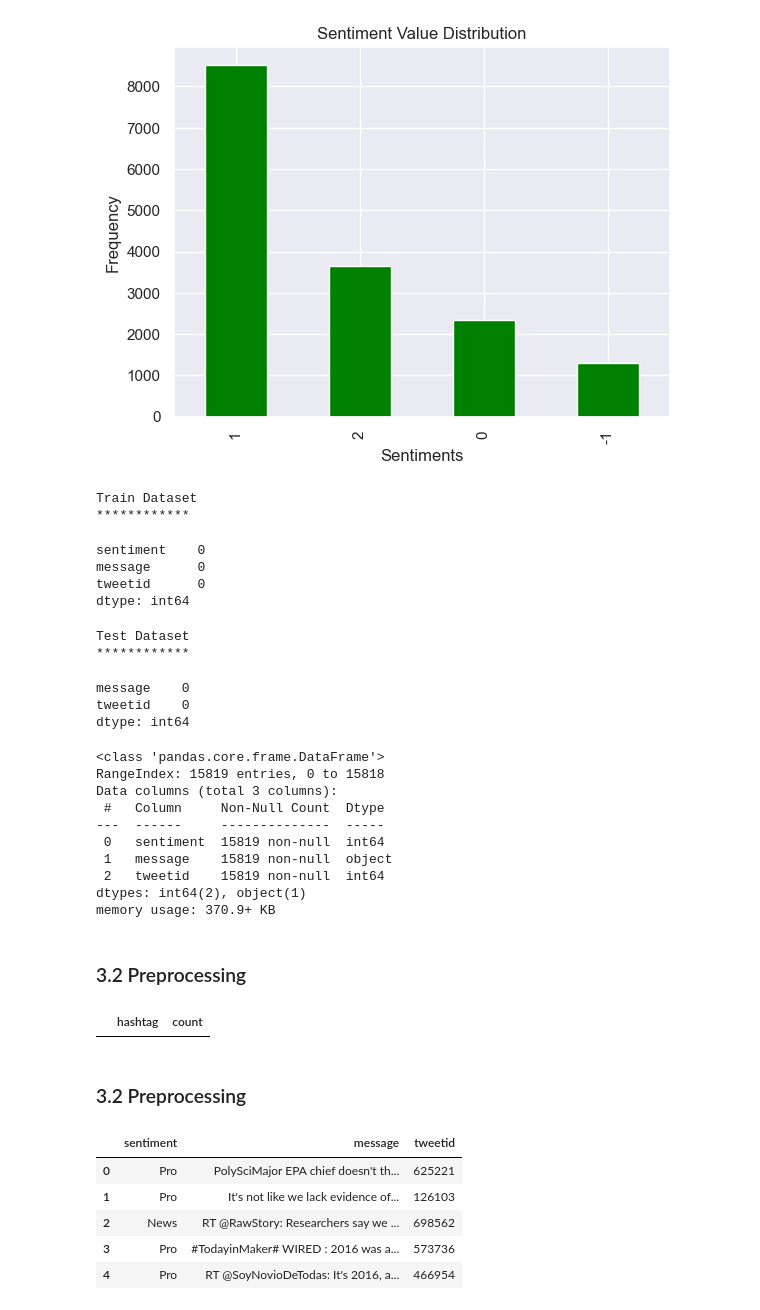
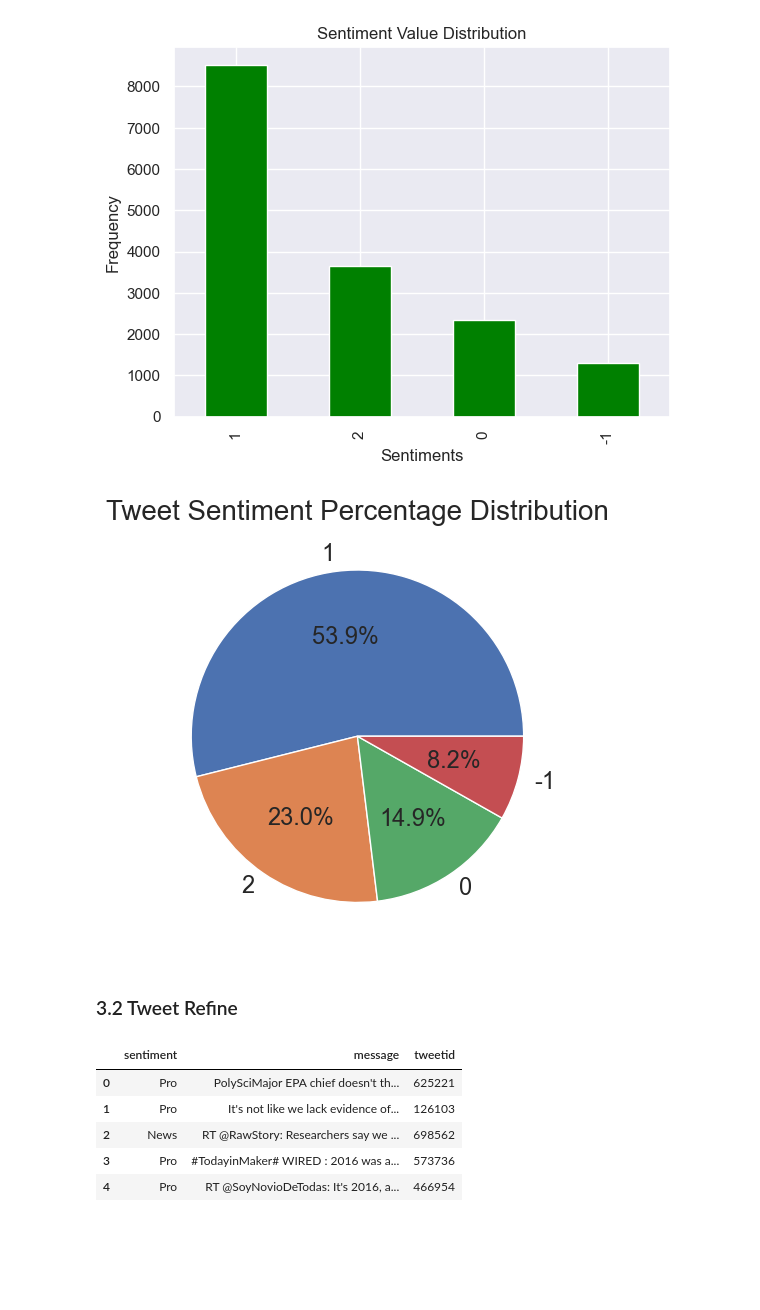
Before and after one commit to ObengKojo23/2207ACDS_TEAM_CW2, a Jupyter notebook: notebooks/twitter_sentiment_classification_notebook.ipynb, the cells around one changed output. Cells and saved outputs as stored; diff of their text form; code cells hidden in the pictures; blank space fills up the shorter version.

```diff
--- a/notebooks/twitter_sentiment_classification_notebook.ipynb
+++ b/notebooks/twitter_sentiment_classification_notebook.ipynb
@@ -176,35 +221,3 @@ plt.xlabel('Sentiments')
 # %% [output]
 Text(0.5, 0, 'Sentiments')
 [figure]
-# %%
-#check for null values in both train and test dataset
-print('Train Dataset\n************')
-display(train_df.isnull().sum())
-
-print('Test Dataset\n************')
-display(test_df.isnull().sum())
-# %% [output]
-Train Dataset
-************
-sentiment    0
-message      0
-tweetid      0
-dtype: int64
-Test Dataset
-************
-message    0
-tweetid    0
-dtype: int64
-# %%
-train_df.info()
-# %% [output]
-<class 'pandas.core.frame.DataFrame'>
-RangeIndex: 15819 entries, 0 to 15818
-Data columns (total 3 columns):
- #   Column     Non-Null Count  Dtype
----  ------     --------------  -----
- 0   sentiment  15819 non-null  int64
- 1   message    15819 non-null  object
- 2   tweetid    15819 non-null  int64
-dtypes: int64(2), object(1)
-memory usage: 370.9+ KB
@@ -211,35 +230,14 @@ memory usage: 370.9+ KB
+# %%
+# Visualising the percentage distribution of sentiments
+plt.pie(train_df.sentiment.value_counts().values,
+        labels = train_df.sentiment.value_counts().index,
+        autopct = '%2.1f%%', textprops={'fontsize': 17})
+plt.title('Tweet Sentiment Percentage Distribution', fontsize=20)
+plt.tight_layout()
+plt.show()
+# %% [output]
+[figure, added]
 # %% [markdown]
-### 3.2 Preprocessing
+### 3.2 Tweet Refine
-# %%
-"""def check_top_20_hashtags(train_copy):
-    top_20_hashtags = []
-
-    for tweet in train_copy:
-        hashtag = re.findall(r"#(\w+)", tweet)
-        top_20_hashtags.append(hashtag)
-
-    top_20_hashtags = sum(top_20_hashtags, [])
-    frequency = nltk.FreqDist(top_20_hashtags)
-
-    hashtag_df = pd.DataFrame({'hashtag': list(frequency.keys()),'count': list(frequency.values())})
-    hashtag_df = hashtag_df.nlargest(20, columns="count")
-
-    return hashtag_df
-
-
-#train_copy = train_copy.apply(check_top_20_hashtags)
-# Extract hashtags from tweets in each class
-
-pro = check_top_20_hashtags(train_copy['message'][train_copy['sentiment'] == 'Pro'])
-anti = check_top_20_hashtags(train_copy['message'][train_copy['sentiment'] == 'Anti'])
-neutral = check_top_20_hashtags(train_copy['message'][train_copy['sentiment'] == 'Neutral'])
-news = check_top_20_hashtags(train_copy['message'][train_copy['sentiment'] == 'News'])
-
-pro.head()
-   """
-# %% [output]
-|  | hashtag | count |
-# %% [markdown]
-### 3.2 Preprocessing
 # %%
 #convert class from numerical to word definition of class
```
Also changed, not shown: parts of 13 cells of this notebook.
